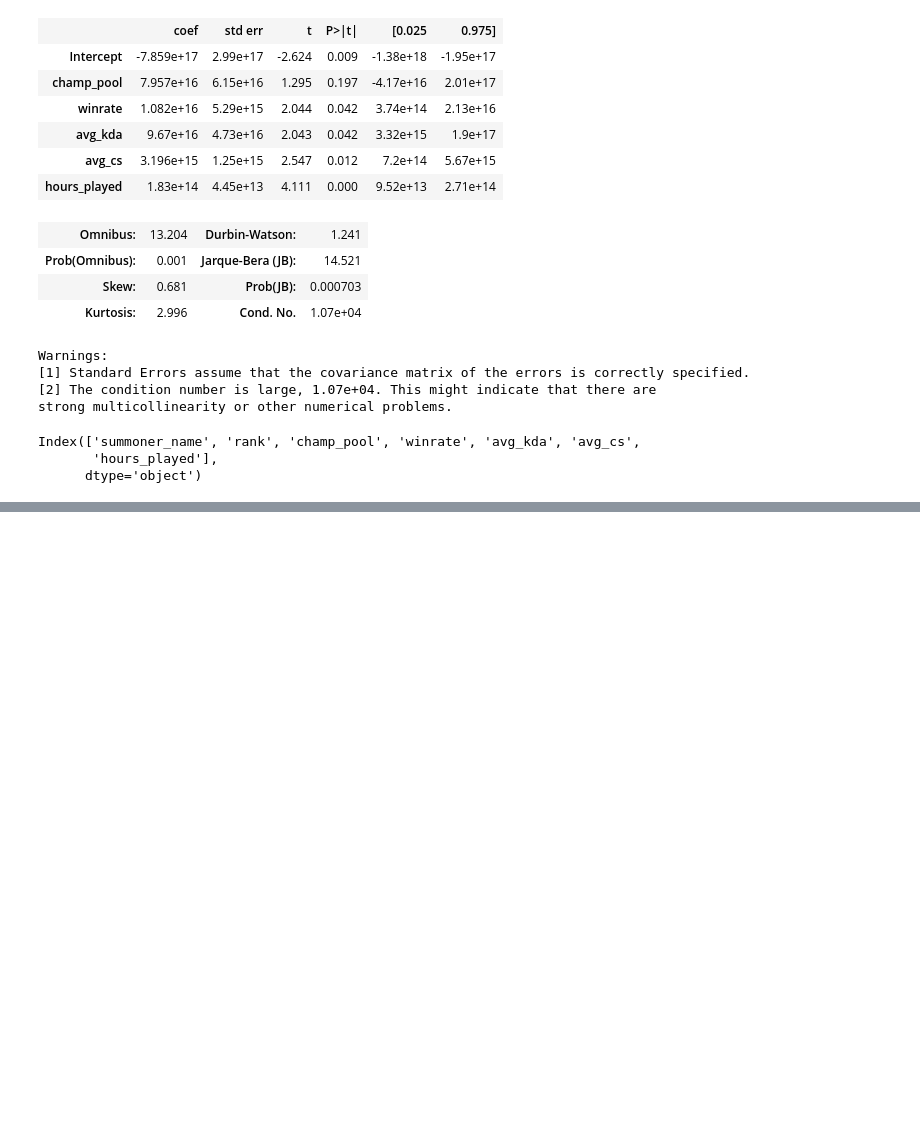
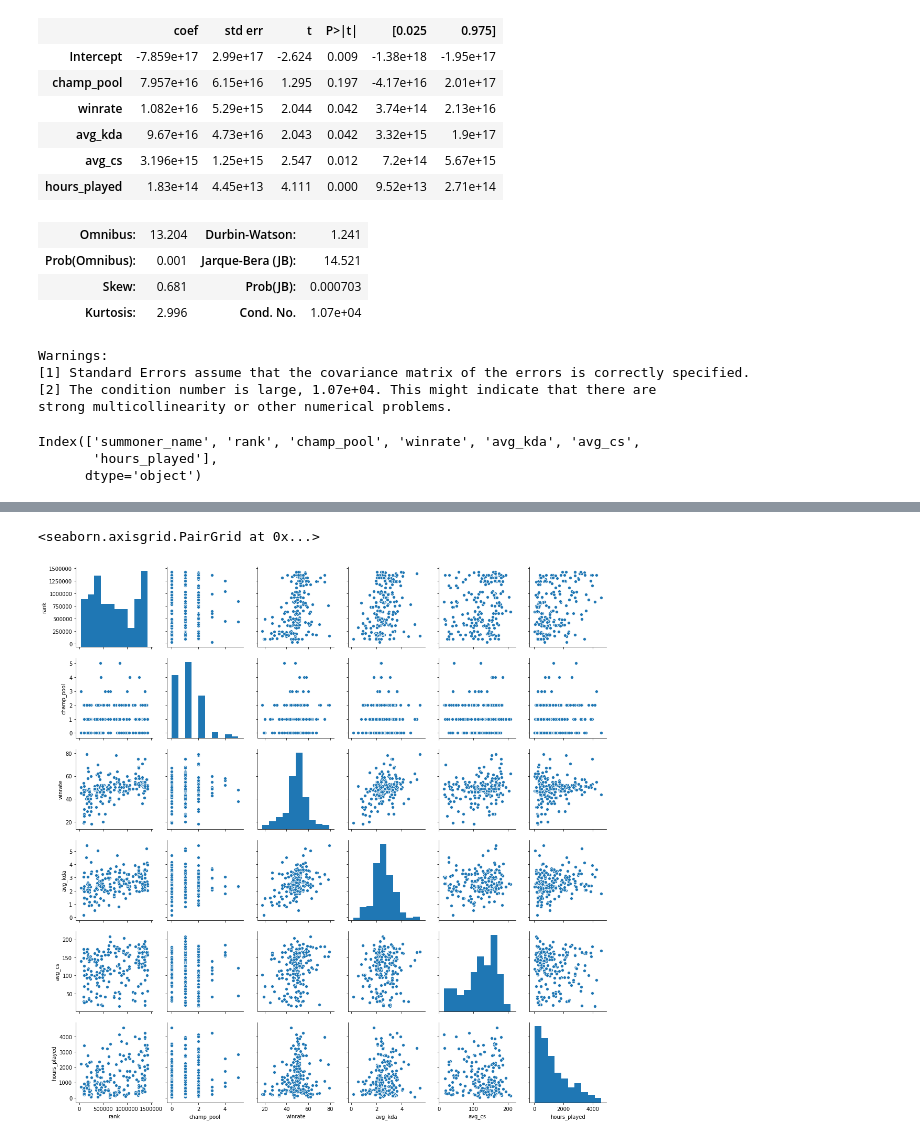
Before and after one commit to Ydu/LoL_Rank_Prediction, a Jupyter notebook: initial_eda/data_gathering.ipynb, the cells around one changed output, grey strips where cells are left out. Drawn from its saved outputs; the diff is of its cells as text; code cells hidden in the pictures; blank space fills up the shorter version.

```diff
--- a/initial_eda/data_gathering.ipynb
+++ b/initial_eda/data_gathering.ipynb
@@ -531,0 +576,5 @@ Name: hours_played, Length: 200, dtype: float64
+# %%
+# test without inflated rank, just reversed rank
+test_model_purerank = data_to_model.copy()
+# %%
+test_model_purerank['rank'][0] = 1864536679195674112
@@ -531,0 +586,4 @@ Name: hours_played, Length: 200, dtype: float64
+# %%
+for rank in range(0, len(test_model_purerank['rank'])):
+    test_model_purerank['rank'][rank] = test_model_purerank['rank'][rank]**(1/3)
+test_model_purerank['rank']
@@ -531,0 +611,5 @@ Name: hours_played, Length: 200, dtype: float64
+# %%
+sns.pairplot(test_model_purerank)
+# %% [output]
+<seaborn.axisgrid.PairGrid at 0x...>
+[figure, added]
```
Also changed, not shown: parts of 10 cells of this notebook.
